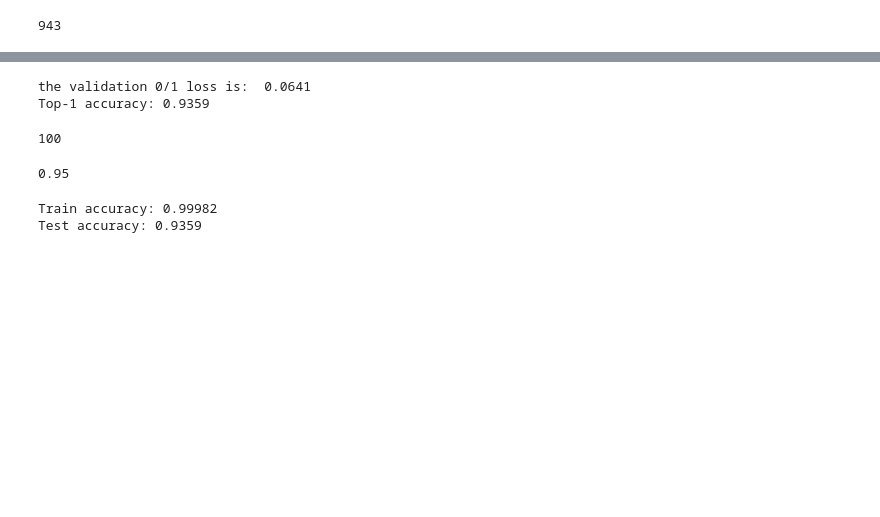
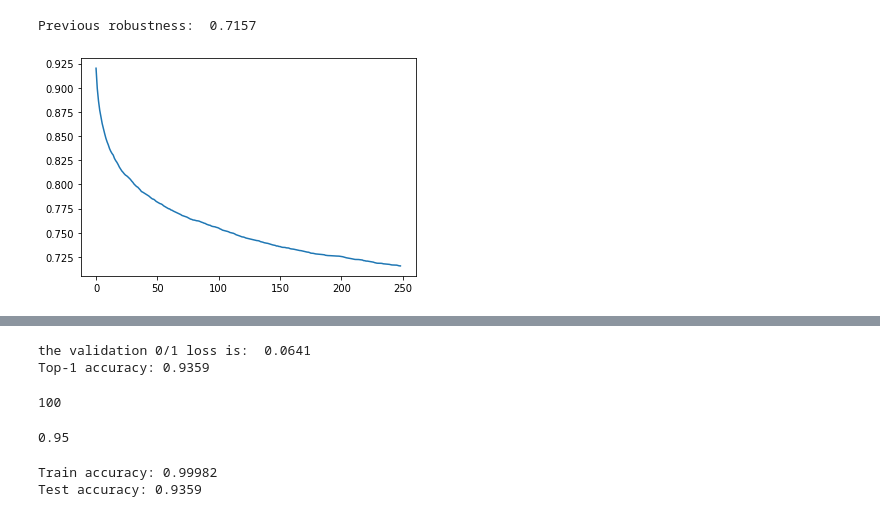
Before and after one commit to andreiilie1/cifar10vgg_robustnesstests, a Jupyter notebook: test_pixel_noise.ipynb, the cells around one changed output, grey strips where cells are left out. Saved outputs shown, nothing was run; the diff lists cells and outputs as text; code cells hidden in the pictures; blank space fills up the shorter version.

```diff
--- a/test_pixel_noise.ipynb
+++ b/test_pixel_noise.ipynb
@@ -26,2 +74,14 @@ from IPython.display import clear_output
+# %%
+agreements_cell_test_mnist, saved_noisy_imgs_cell_test_mnist = check_noise_robustness_multiple_rounds(
+    model_mnist,
+    sample_x_test_mnist,
+    sample_y_test_mnist,
+    STEPS,
+    noise_type="cells",
+    args={"cell_count":28}
+)
+# %% [output]
+Previous robustness:  0.7157
+[figure, added]
 # %%
 (x_train, y_train), (x_test, y_test) = load_data("cifar10")
@@ -39,5 +87,0 @@ sample_y_test_mnist = np.copy(y_test_mnist[:sample_size_mnist])
-# %%
-STEPS = 200
-sum(np.argmax(model_mnist.predict(sample_x_test_mnist),1) == np.argmax(sample_y_test_mnist,1))
-# %% [output]
-943
```
Also changed, not shown: parts of 14 cells of this notebook, 4 other files.
